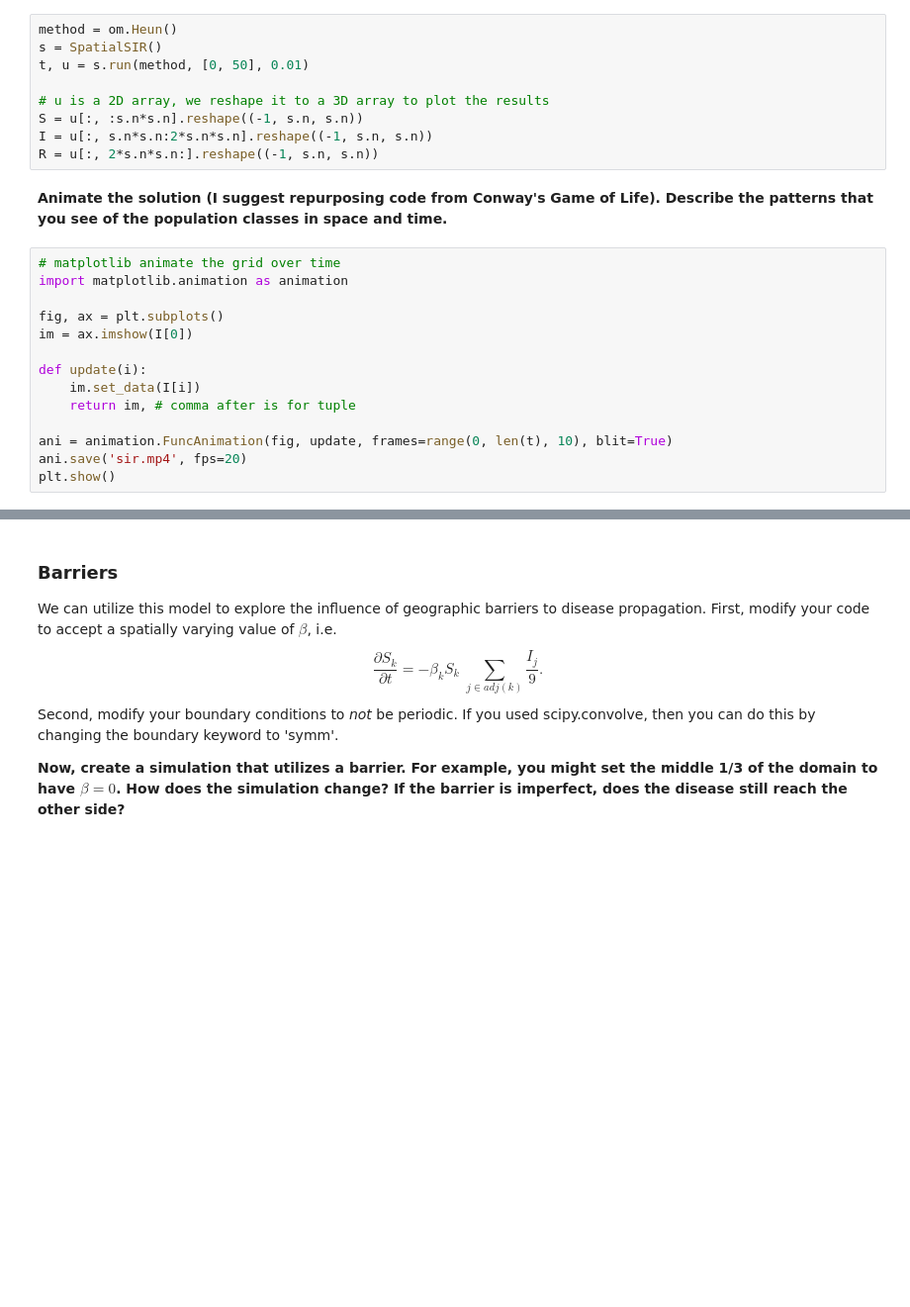
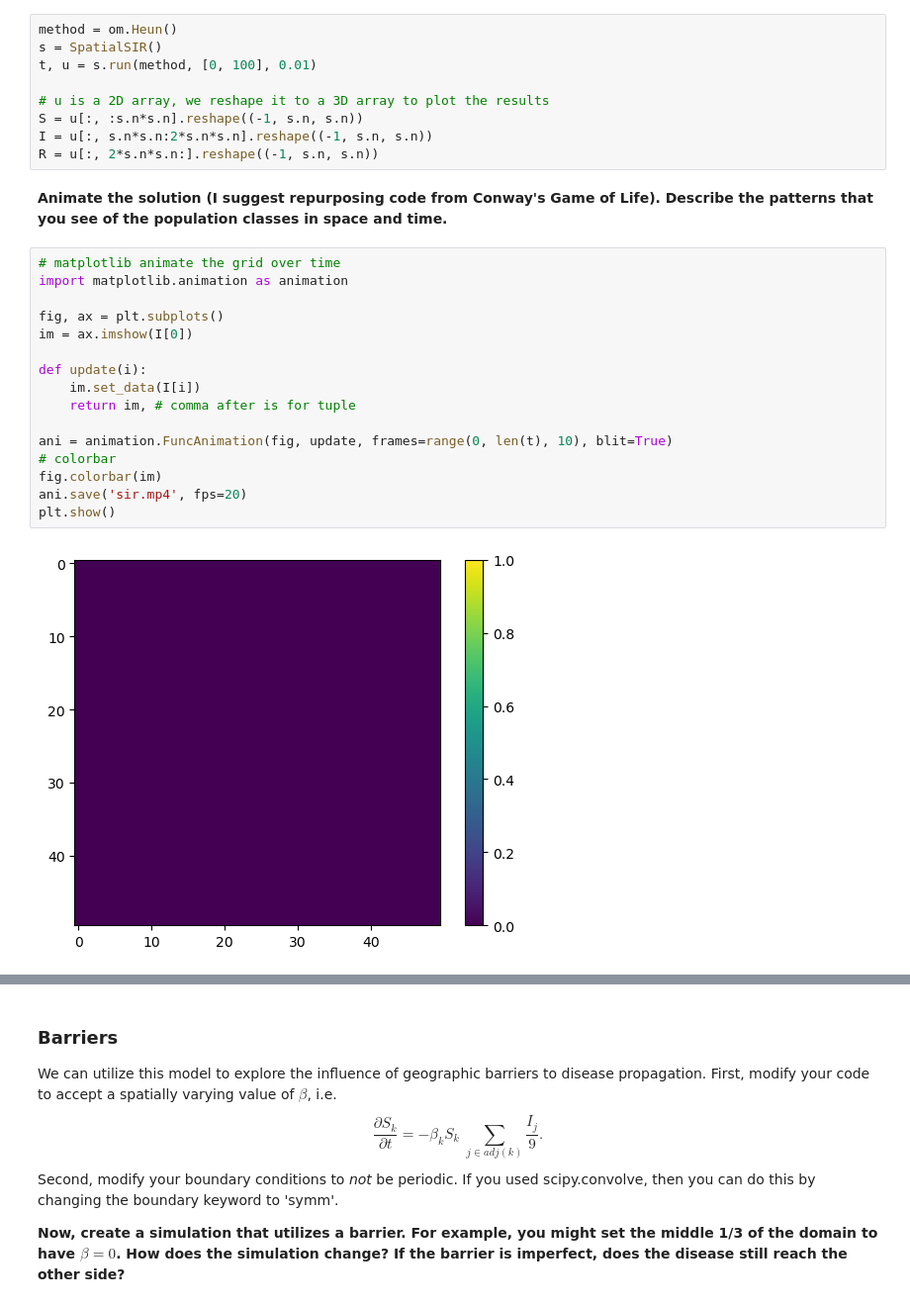
Before and after one commit to cake-dev/Simulation_class, a Jupyter notebook: Project5-Population/Project5d-SpatiallyExplicitDiseaseModels.ipynb, the cells around one changed output, grey strips where cells are left out. Shown at 99% size. Drawn from its saved outputs; the diff is of its cells as text; blank space fills up the shorter version.

```diff
--- a/Project5-Population/Project5d-SpatiallyExplicitDiseaseModels.ipynb
+++ b/Project5-Population/Project5d-SpatiallyExplicitDiseaseModels.ipynb
@@ -62,7 +62,7 @@ class SpatialSIR:
 # %%
 method = om.Heun()
 s = SpatialSIR()
-t, u = s.run(method, [0, 50], 0.01)
+t, u = s.run(method, [0, 100], 0.01)
 
 # u is a 2D array, we reshape it to a 3D array to plot the results
 S = u[:, :s.n*s.n].reshape((-1, s.n, s.n))
@@ -73,17 +73,21 @@ R = u[:, 2*s.n*s.n:].reshape((-1, s.n, s.n))
 # %%
 # matplotlib animate the grid over time
 import matplotlib.animation as animation
 
 fig, ax = plt.subplots()
 im = ax.imshow(I[0])
 
 def update(i):
     im.set_data(I[i])
     return im, # comma after is for tuple
 
 ani = animation.FuncAnimation(fig, update, frames=range(0, len(t), 10), blit=True)
+# colorbar
+fig.colorbar(im)
 ani.save('sir.mp4', fps=20)
 plt.show()
+# %% [output]
+[figure, added]
 # %%
 # plot the number of infected individuals over time
 plt.plot(t, np.sum(I, axis=(1, 2)))
```
Also changed, not shown: parts of 4 cells of this notebook, 2 other files.
